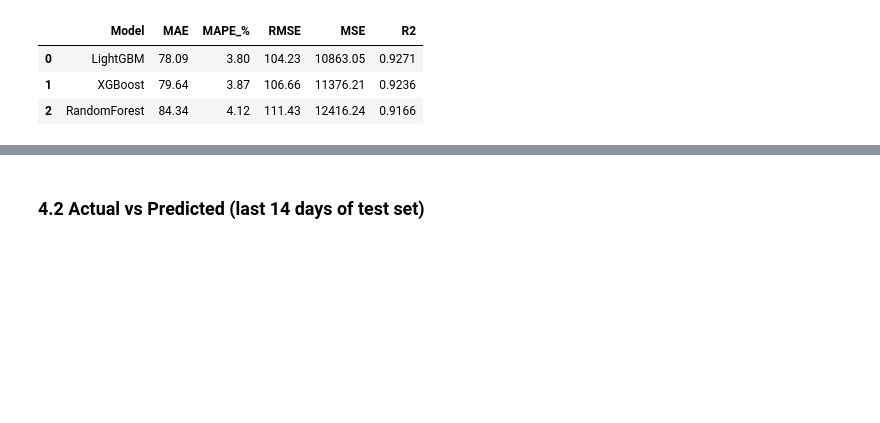
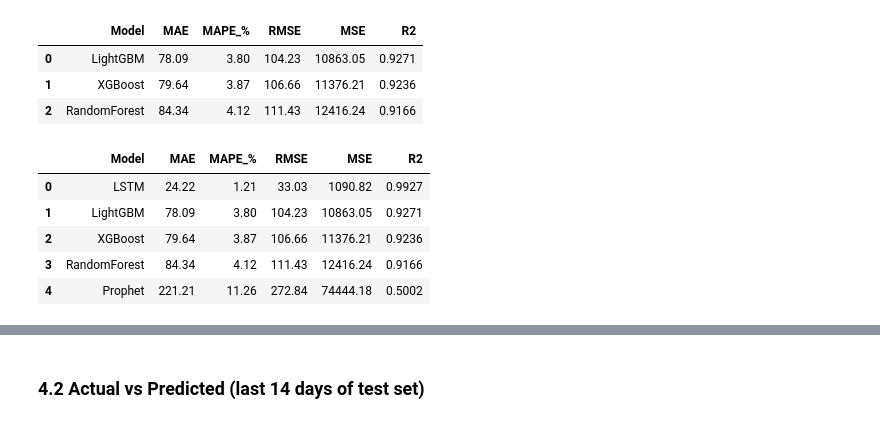
Before and after one commit to talhayilmazai/ds, a Jupyter notebook: energy_forecasting.ipynb, the cells around one changed output, grey strips where cells are left out. Saved outputs shown, nothing was run; the diff lists cells and outputs as text; code cells hidden in the pictures; blank space fills up the shorter version.

```diff
--- a/energy_forecasting.ipynb
+++ b/energy_forecasting.ipynb
@@ -466,4 +712,41 @@ results.style.format({
 | 0 | LightGBM | 78.09 | 3.80 | 104.23 | 10863.05 | 0.9271 |
 | 1 | XGBoost | 79.64 | 3.87 | 106.66 | 11376.21 | 0.9236 |
 | 2 | RandomForest | 84.34 | 4.12 | 111.43 | 12416.24 | 0.9166 |
+# %%
+# Append Prophet and LSTM rows to the unified comparison table.
+def evaluate_preds(name: str, y_true, y_pred) -> dict:
+    """Evaluation variant that takes prediction arrays directly (for non-sklearn models)."""
+    mse = mean_squared_error(y_true, y_pred)
+    return {
+        'Model': name,
+        'MAE': mean_absolute_error(y_true, y_pred),
+        'MAPE_%': mean_absolute_percentage_error(y_true, y_pred) * 100,
+        'RMSE': np.sqrt(mse),
+        'MSE': mse,
+        'R2': r2_score(y_true, y_pred),
+    }
+
+
+results = pd.concat([
+    results,
+    pd.DataFrame([
+        evaluate_preds('Prophet', y_test.values, y_pred_prophet),
+        evaluate_preds('LSTM',    y_test.values, y_pred_lstm),
+    ]),
+], ignore_index=True).sort_values('RMSE').reset_index(drop=True)
+
+results.style.format({
+    'MAE': '{:.2f}',
+    'MAPE_%': '{:.2f}',
+    'RMSE': '{:.2f}',
+    'MSE': '{:.2f}',
+    'R2': '{:.4f}',
+})
+# %% [output]
+|  | Model | MAE | MAPE_% | RMSE | MSE | R2 |
+| 0 | LSTM | 24.22 | 1.21 | 33.03 | 1090.82 | 0.9927 |
+| 1 | LightGBM | 78.09 | 3.80 | 104.23 | 10863.05 | 0.9271 |
+| 2 | XGBoost | 79.64 | 3.87 | 106.66 | 11376.21 | 0.9236 |
+| 3 | RandomForest | 84.34 | 4.12 | 111.43 | 12416.24 | 0.9166 |
+| 4 | Prophet | 221.21 | 11.26 | 272.84 | 74444.18 | 0.5002 |
 # %%
```
Also changed, not shown: parts of 34 cells of this notebook, 5 other files.
